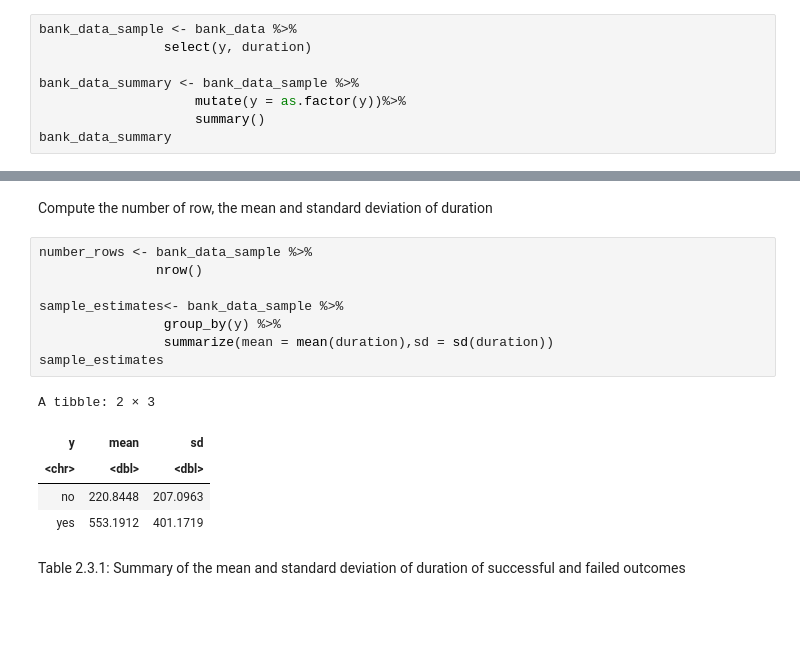
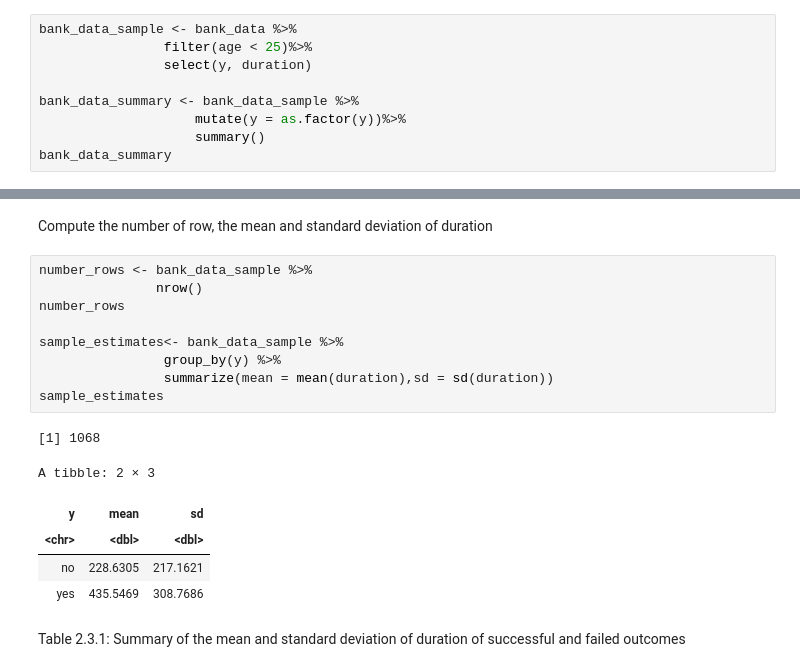
Before and after one commit to camirr/Call-Durations-and-Sales-Outcome-in-Telemarketing-Campaigns-Case-Study, a Jupyter notebook: Final_Report.ipynb, the cells around one changed output, grey strips where cells are left out. Drawn from its saved outputs; the diff is of its cells as text; blank space fills up the shorter version.

```diff
--- a/Final_Report.ipynb
+++ b/Final_Report.ipynb
@@ -219,6 +218,7 @@ It should be noted that the number of observations of successful outcomes is muc
 Drop irrelevant columns and rows. Keep only last call duration (duration) and contact outcome (y). Display the summary of the wrangled data.
 # %%
 bank_data_sample <- bank_data %>%
+                filter(age < 25)%>%
                 select(y, duration)
 
 bank_data_summary <- bank_data_sample %>%
@@ -242,17 +242,19 @@ Compute the number of row, the mean and standard deviation of duration
 # %%
 number_rows <- bank_data_sample %>%
                nrow()
+number_rows
 
 sample_estimates<- bank_data_sample %>%
                 group_by(y) %>%
                 summarize(mean = mean(duration),sd = sd(duration))
 sample_estimates
 # %% [output]
-A tibble: 2 × 3
+[1] 1068
+A tibble: 2 × 3
 | y | mean | sd |
 | <chr> | <dbl> | <dbl> |
-| no | 220.8448 | 207.0963 |
-| yes | 553.1912 | 401.1719 |
+| no | 228.6305 | 217.1621 |
+| yes | 435.5469 | 308.7686 |
 # %% [markdown]
 Table 2.3.1: Summary of the mean and standard deviation of duration of successful and failed outcomes
 # %% [markdown]
```
Also changed, not shown: parts of 11 cells of this notebook.
